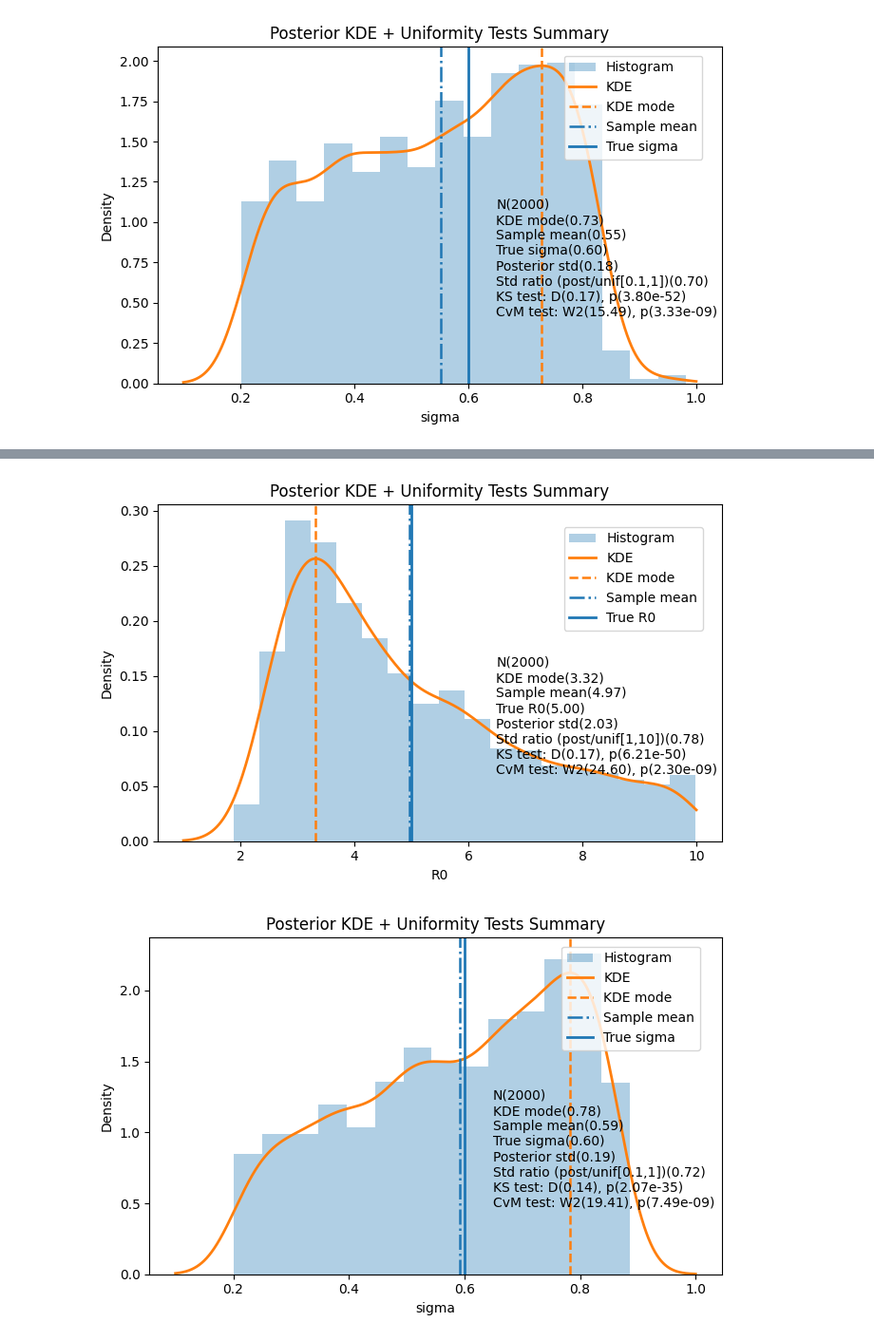
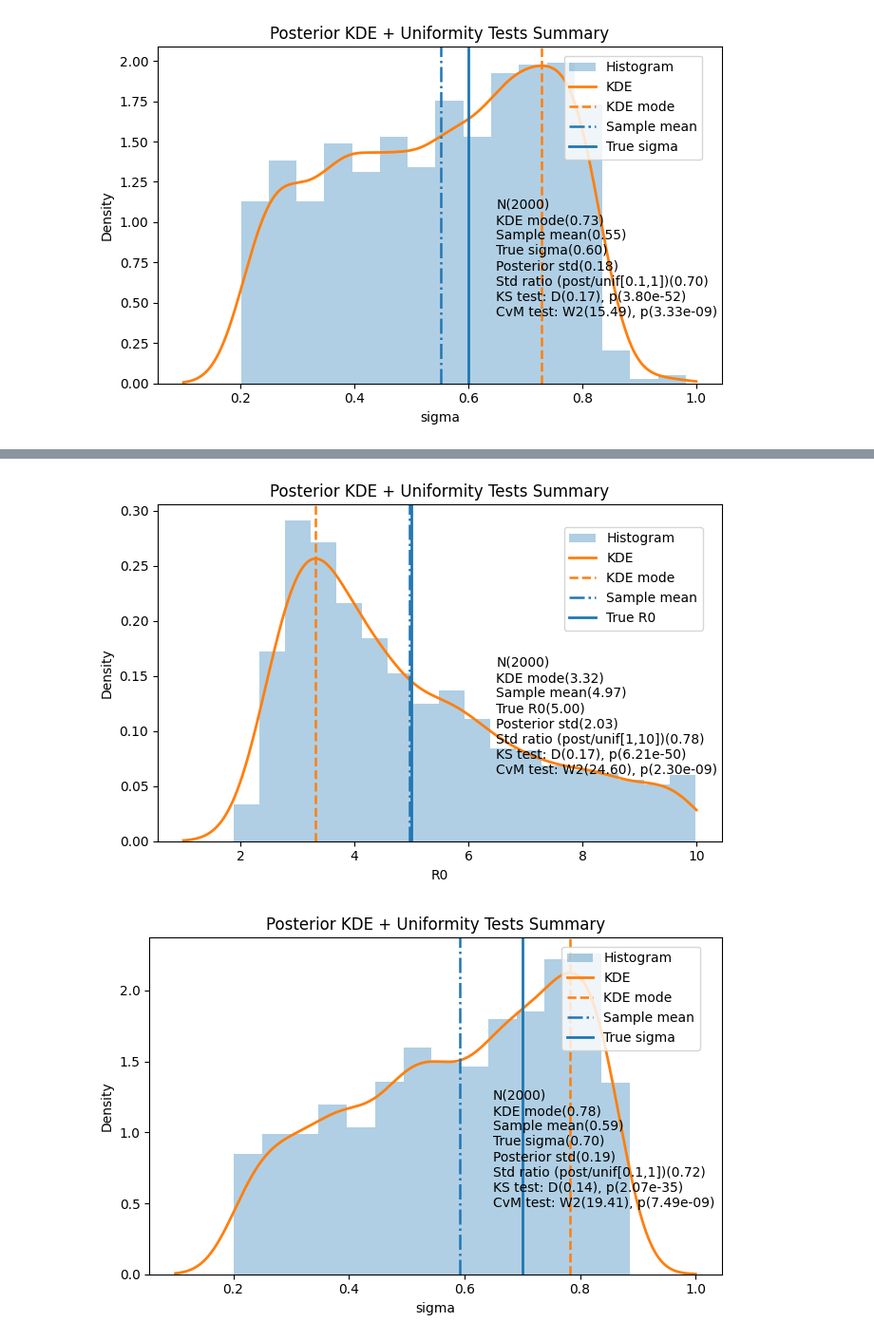
Before and after one commit to lzxiaohu/StrepA_program, a Jupyter notebook: code/from_260312/posterior_analysis.ipynb, the cells around one changed output, grey strips where cells are left out. Shown at 95% size. Cells and saved outputs as stored; diff of their text form; code cells hidden in the pictures.

```diff
--- a/code/from_260312/posterior_analysis.ipynb
+++ b/code/from_260312/posterior_analysis.ipynb
@@ -914,7 +914,7 @@ ax.set_title("Posterior KDE + Uniformity Tests Summary")
 ax.set_xlabel("R0")
 ax.set_ylabel("Density")
 fig.tight_layout()
-fig.savefig("../../figures/from_260312/posterior_kde_summary_R0_R05p0.png", dpi=300, bbox_inches="tight")
+fig.savefig("../../figures/from_260312/posterior_results/sigma0p7/posterior_kde_summary_R0_R05p0.png", dpi=300, bbox_inches="tight")
 plt.show()
 
 
@@ -928,7 +928,7 @@ x = x[np.isfinite(x)]
 
 # ---------- Settings (your prior bounds + true/reference) ----------
 a, b = 0.1, 1.0          # prior bounds for uniform comparison
-sigma_true = 0.6             # reference/true sigma
+sigma_true = 0.7             # reference/true sigma
 
 # ---------- Posterior stats ----------
 n = x.size
@@ -970,32 +970,32 @@ txt = (
     f"Posterior std({sd:.2f})\n"
     f"Std ratio (post/unif[{a:g},{b:g}])({sd_ratio:.2f})\n"
     f"KS test: D({ks.statistic:.2f}), p({ks.pvalue:.2e})\n"
     f"CvM test: W2({cvm.statistic:.2f}), p({cvm.pvalue:.2e})"
 )
 # ax.text(
 #     0.52, 0.98, txt,
 #     transform=ax.transAxes,
 #     ha="left", va="top",
 #     bbox=dict(boxstyle="None", facecolor="white", alpha=0.85)
 # )
 ax.text(
     0.60, 0.55, txt,
     transform=ax.transAxes,
     ha="left", va="top",
     fontsize=10,
     bbox=None
 )
 
 
 # Put legend outside to avoid overlap with the text box
 ax.legend(loc="center left", bbox_to_anchor=(0.72, 0.82), borderaxespad=0.)
 
 ax.set_title("Posterior KDE + Uniformity Tests Summary")
 ax.set_xlabel("sigma")
 ax.set_ylabel("Density")
 fig.tight_layout()
-fig.savefig("../../figures/from_260312/posterior_kde_summary_sigma_R05p0.png", dpi=300, bbox_inches="tight")
+fig.savefig("../../figures/from_260312/posterior_results/sigma0p7/posterior_kde_summary_sigma_R05p0.png", dpi=300, bbox_inches="tight")
 plt.show()
 # %% [output]
 [figure]
-[figure, old version]
+[figure, new version]
```
Also changed, not shown: parts of 6 cells of this notebook, 9 other files.
